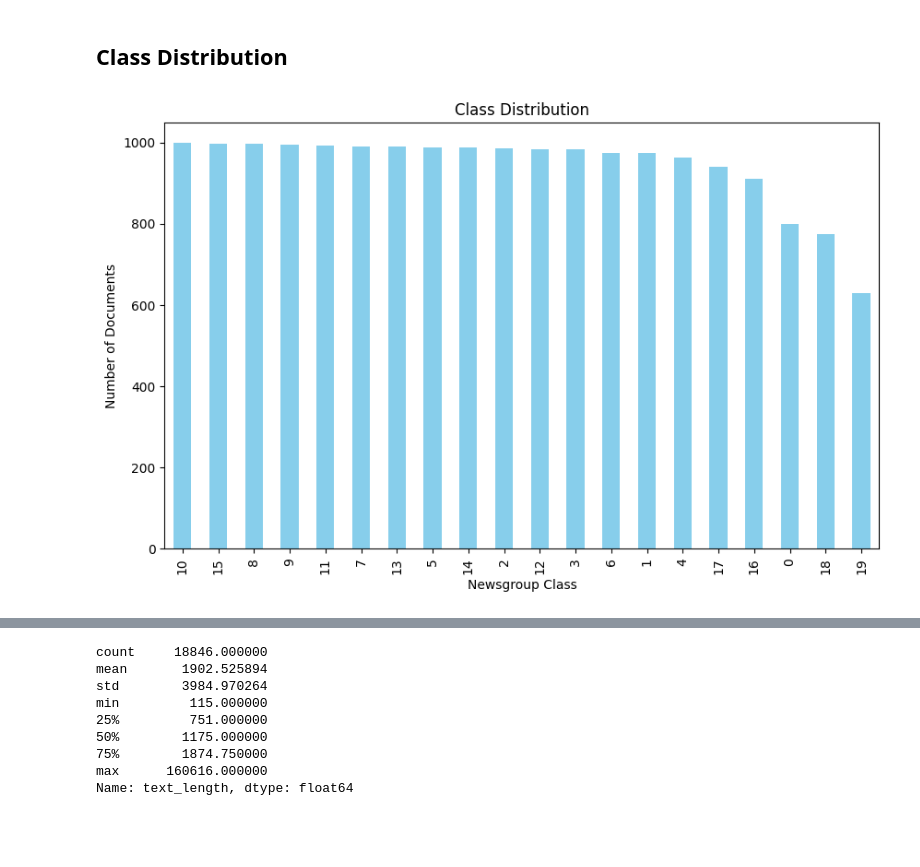
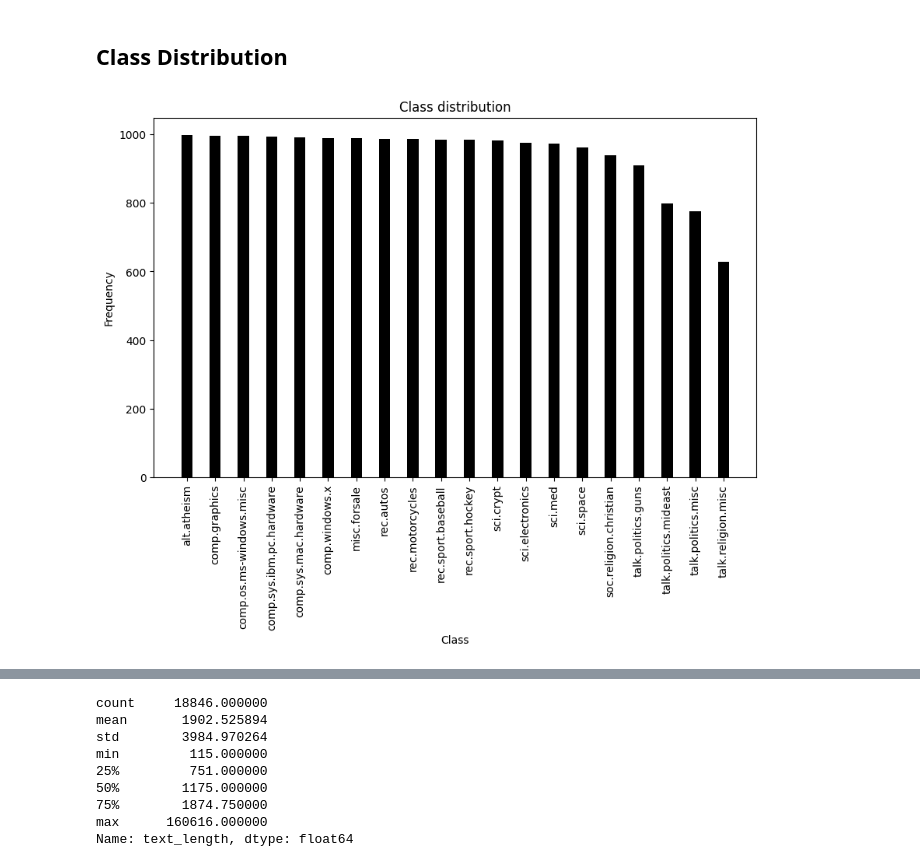
Before and after one commit to anush-data-portfolio/Classification-20NewsGroup, a Jupyter notebook: 01_Looking_into_data.ipynb, the cells around one changed output, grey strips where cells are left out. Saved outputs shown, nothing was run; the diff lists cells and outputs as text; code cells hidden in the pictures; blank space fills up the shorter version.

```diff
--- a/01_Looking_into_data.ipynb
+++ b/01_Looking_into_data.ipynb
@@ -154,15 +184,20 @@ memory usage: 441.8+ KB
 # %%
 class_distribution = df['category'].value_counts()
 
-# Plot the distribution
+# Plot the distribution, backgroun is a color code
+
+
+
 plt.figure(figsize=(10, 6))
-class_distribution.plot(kind='bar', color='skyblue')
-plt.title('Class Distribution')
-plt.xlabel('Newsgroup Class')
-plt.ylabel('Number of Documents')
+# use the class names as labels on the x axis
+plt.bar(news.target_names, class_distribution, color='black',width=0.4)
+plt.title("Class distribution")
+plt.xlabel("Class")
+plt.ylabel("Frequency")
+plt.xticks(rotation=90)
 plt.show()
 # %% [output]
-[figure, old version]
+[figure, new version]
 # %%
 # class distribution on pie chart
 
```
Also changed, not shown: parts of 12 cells of this notebook, 18 other files.
